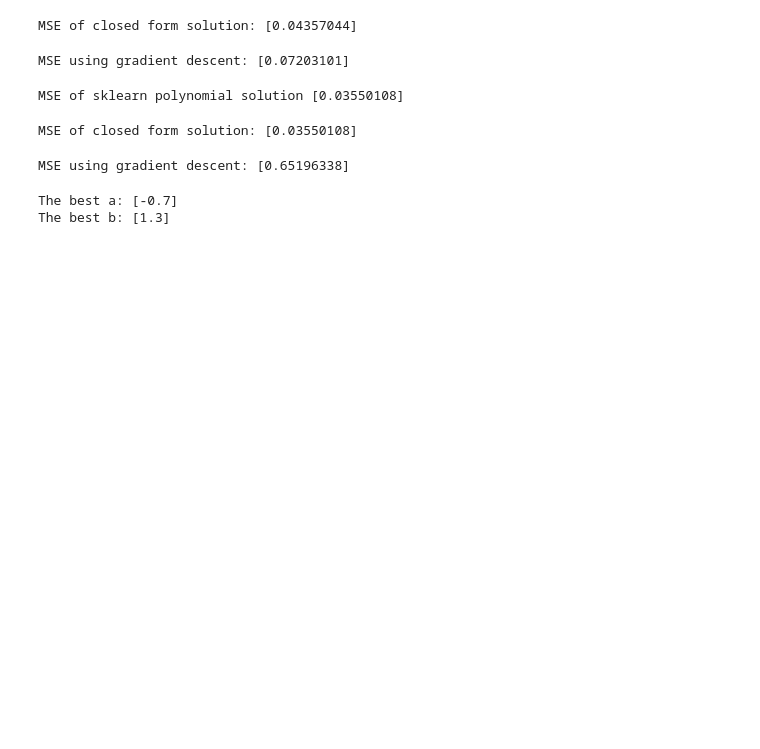
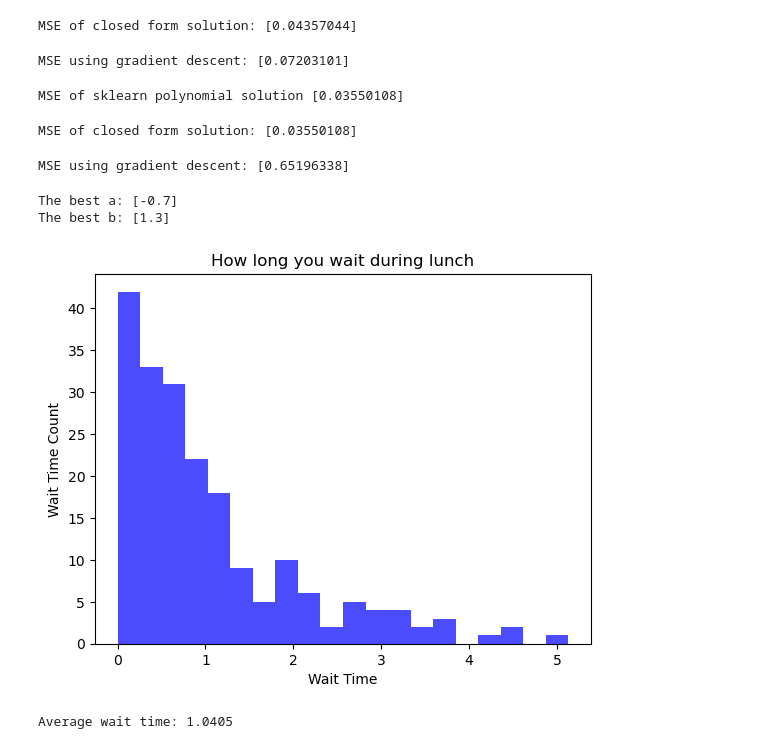
Before and after one commit to kennethaldridge/DS4400-HW, a Jupyter notebook: ds4400_hw3.ipynb, the cells around one changed output. Drawn from its saved outputs; the diff is of its cells as text; code cells hidden in the pictures; blank space fills up the shorter version.

```diff
--- a/ds4400_hw3.ipynb
+++ b/ds4400_hw3.ipynb
@@ -129,0 +128,23 @@ The best b: [1.3]
+# %%
+# Question 6
+from numpy import genfromtxt
+import matplotlib.pyplot as plt
+
+lunch_wait_time = genfromtxt('lunch_wait_time.csv', delimiter=',')
+
+sat = genfromtxt('SAT.csv', delimiter=',')
+
+student_age = genfromtxt('student_age.csv', delimiter=',')
+# %%
+# Average lunch time
+n, bins, patches = plt.hist(lunch_wait_time, 20, facecolor='blue', alpha=0.7)
+
+plt.title('How long you wait during lunch')
+plt.xlabel('Wait Time')
+plt.ylabel('Wait Time Count')
+
+plt.show()
+print(f'Average wait time: {np.average(lunch_wait_time)}')
+# %% [output]
+[figure, added]
+Average wait time: 1.0405
```
Also changed, not shown: parts of 5 cells of this notebook.
